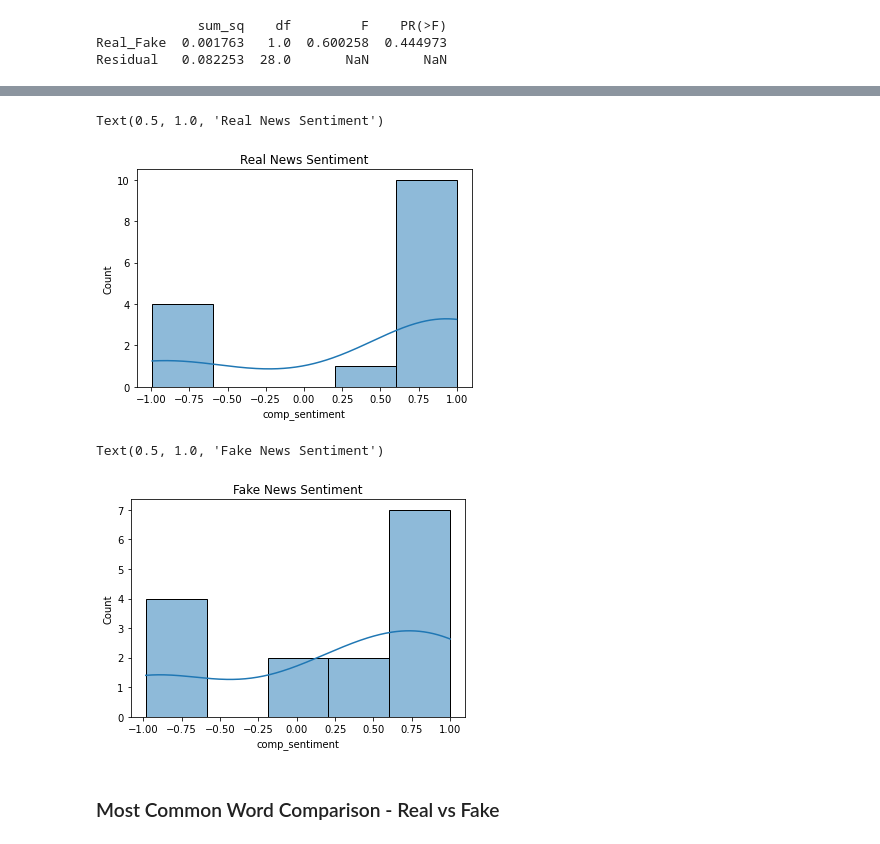
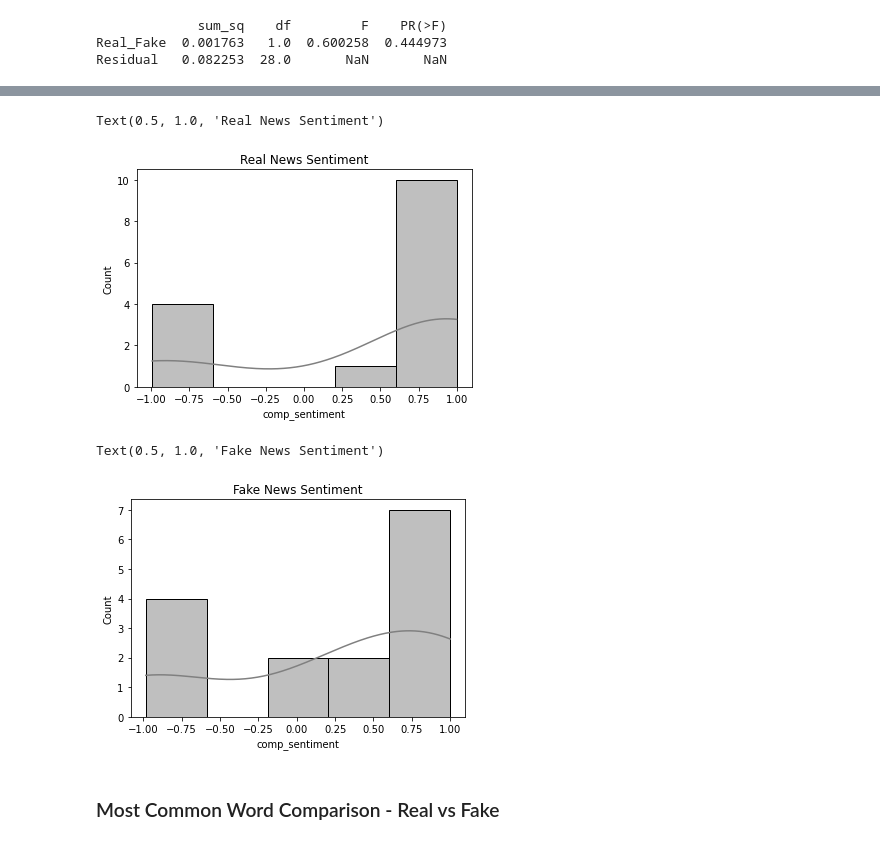
Before and after one commit to holcombek/si485, a Jupyter notebook: topic_summ_nlp.ipynb, the cells around one changed output, grey strips where cells are left out. Saved outputs shown, nothing was run; the diff lists cells and outputs as text; code cells hidden in the pictures.

```diff
--- a/topic_summ_nlp.ipynb
+++ b/topic_summ_nlp.ipynb
@@ -76,4 +78,5 @@ news_dataset.head()
 def remove_news_agency_name(text):
     return re.sub(r"Reuters|AP|New York Times|Washington Post|Business Insider|Atlantic|Fox News|National Review|Talking Points Memo|Buzzfeed News|Guardian|NPR|Vox|CNN|BBC|Bloomberg|Daily Mail|21st Century Wire|21st Century|Al Jazeera|21WIRE|ABC News", "", text)
 # %%
-news_dataset['Text'] = news_dataset.Text.apply(lambda x: remove_news_agency_name(str(x)))
+# ensure that the text column name 'Text' is the same as the
+news_dataset['Text'] = news_dataset['Text'].apply(lambda x: remove_news_agency_name(str(x)))
@@ -207,15 +210,15 @@ Text(0.5, 1.0, 'Compound Sentiment by Real and Fake News')
 # %%
-sns.histplot(news_dataset[news_dataset['Real_Fake'] == 'Real']['comp_sentiment'], kde=True)
+sns.histplot(news_dataset[news_dataset['Real_Fake'] == 'Real']['comp_sentiment'], kde=True, color='grey')
 plt.title('Real News Sentiment')
 # %% [output]
 Text(0.5, 1.0, 'Real News Sentiment')
-[figure, old version]
+[figure, new version]
 # %%
-sns.histplot(news_dataset[news_dataset['Real_Fake'] == 'Fake']['comp_sentiment'], kde=True)
+sns.histplot(news_dataset[news_dataset['Real_Fake'] == 'Fake']['comp_sentiment'], kde=True, color='grey')
 plt.title('Fake News Sentiment')
 # %% [output]
 Text(0.5, 1.0, 'Fake News Sentiment')
-[figure, old version]
+[figure, new version]
 # %% [markdown]
 ### Most Common Word Comparison - Real vs Fake
 # %%
```
Also changed, not shown: parts of 9 cells of this notebook.
